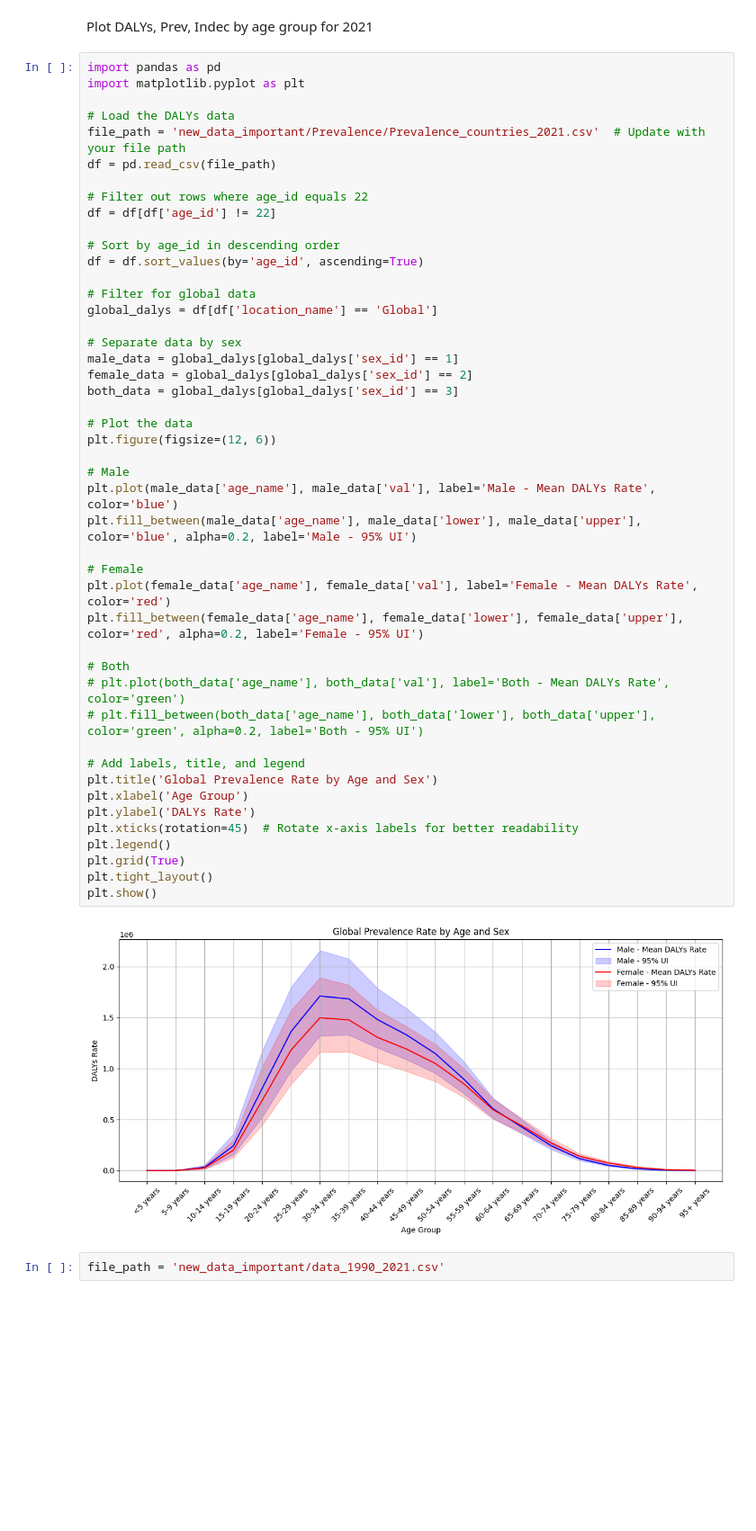
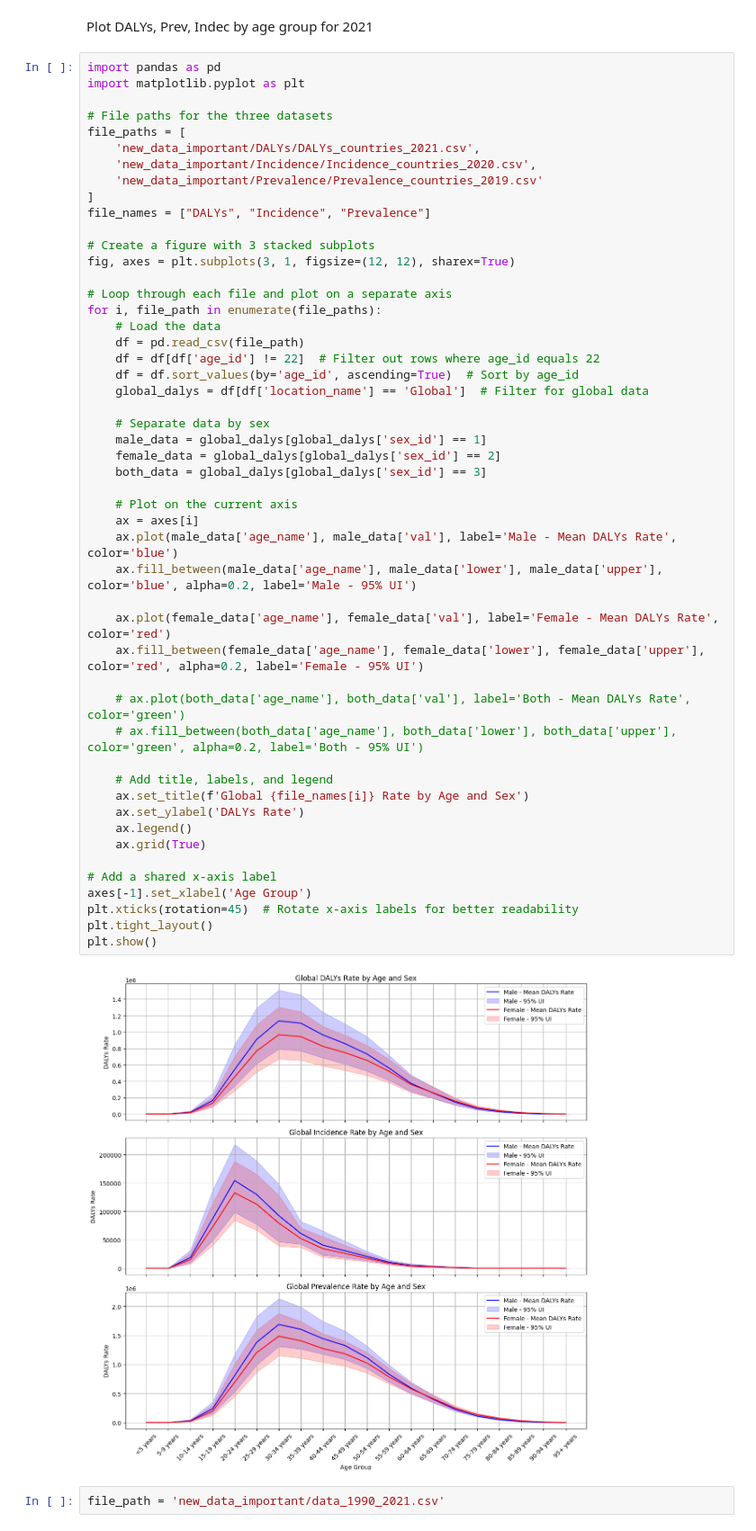
Before and after one commit to ToraKisaki/GHD2021_Schizophrenia, a Jupyter notebook: machine_learning.ipynb, the cells around one changed output. Shown at 90% size. Drawn from its saved outputs; the diff is of its cells as text; blank space fills up the shorter version.

```diff
--- a/machine_learning.ipynb
+++ b/machine_learning.ipynb
@@ -12,51 +12,55 @@ Plot DALYs, Prev, Indec by age group for 2021
 # %%
 import pandas as pd
 import matplotlib.pyplot as plt
 
-# Load the DALYs data
-file_path = 'new_data_important/Prevalence/Prevalence_countries_2021.csv'  # Update with your file path
-df = pd.read_csv(file_path)
+# File paths for the three datasets
+file_paths = [
+    'new_data_important/DALYs/DALYs_countries_2021.csv',
+    'new_data_important/Incidence/Incidence_countries_2020.csv',
+    'new_data_important/Prevalence/Prevalence_countries_2019.csv'
+]
+file_names = ["DALYs", "Incidence", "Prevalence"]
 
-# Filter out rows where age_id equals 22
-df = df[df['age_id'] != 22]
+# Create a figure with 3 stacked subplots
+fig, axes = plt.subplots(3, 1, figsize=(12, 12), sharex=True)
 
-# Sort by age_id in descending order
-df = df.sort_values(by='age_id', ascending=True)
+# Loop through each file and plot on a separate axis
+for i, file_path in enumerate(file_paths):
+    # Load the data
+    df = pd.read_csv(file_path)
+    df = df[df['age_id'] != 22]  # Filter out rows where age_id equals 22
+    df = df.sort_values(by='age_id', ascending=True)  # Sort by age_id
+    global_dalys = df[df['location_name'] == 'Global']  # Filter for global data
 
-# Filter for global data
-global_dalys = df[df['location_name'] == 'Global']
+    # Separate data by sex
+    male_data = global_dalys[global_dalys['sex_id'] == 1]
+    female_data = global_dalys[global_dalys['sex_id'] == 2]
+    both_data = global_dalys[global_dalys['sex_id'] == 3]
 
-# Separate data by sex
-male_data = global_dalys[global_dalys['sex_id'] == 1]
-female_data = global_dalys[global_dalys['sex_id'] == 2]
-both_data = global_dalys[global_dalys['sex_id'] == 3]
+    # Plot on the current axis
+    ax = axes[i]
+    ax.plot(male_data['age_name'], male_data['val'], label='Male - Mean DALYs Rate', color='blue')
+    ax.fill_between(male_data['age_name'], male_data['lower'], male_data['upper'], color='blue', alpha=0.2, label='Male - 95% UI')
 
-# Plot the data
-plt.figure(figsize=(12, 6))
+    ax.plot(female_data['age_name'], female_data['val'], label='Female - Mean DALYs Rate', color='red')
+    ax.fill_between(female_data['age_name'], female_data['lower'], female_data['upper'], color='red', alpha=0.2, label='Female - 95% UI')
 
-# Male
-plt.plot(male_data['age_name'], male_data['val'], label='Male - Mean DALYs Rate', color='blue')
-plt.fill_between(male_data['age_name'], male_data['lower'], male_data['upper'], color='blue', alpha=0.2, label='Male - 95% UI')
+    # ax.plot(both_data['age_name'], both_data['val'], label='Both - Mean DALYs Rate', color='green')
+    # ax.fill_between(both_data['age_name'], both_data['lower'], both_data['upper'], color='green', alpha=0.2, label='Both - 95% UI')
 
-# Female
-plt.plot(female_data['age_name'], female_data['val'], label='Female - Mean DALYs Rate', color='red')
-plt.fill_between(female_data['age_name'], female_data['lower'], female_data['upper'], color='red', alpha=0.2, label='Female - 95% UI')
+    # Add title, labels, and legend
+    ax.set_title(f'Global {file_names[i]} Rate by Age and Sex')
+    ax.set_ylabel('DALYs Rate')
+    ax.legend()
+    ax.grid(True)
 
-# Both
-# plt.plot(both_data['age_name'], both_data['val'], label='Both - Mean DALYs Rate', color='green')
-# plt.fill_between(both_data['age_name'], both_data['lower'], both_data['upper'], color='green', alpha=0.2, label='Both - 95% UI')
-
-# Add labels, title, and legend
-plt.title('Global Prevalence Rate by Age and Sex')
-plt.xlabel('Age Group')
-plt.ylabel('DALYs Rate')
+# Add a shared x-axis label
+axes[-1].set_xlabel('Age Group')
 plt.xticks(rotation=45)  # Rotate x-axis labels for better readability
-plt.legend()
-plt.grid(True)
 plt.tight_layout()
 plt.show()
 # %% [output]
-[figure, old version]
+[figure, new version]
 # %%
 file_path = 'new_data_important/data_1990_2021.csv'
 # %%
```
Also changed, not shown: parts of 8 cells of this notebook, 59 other files.
